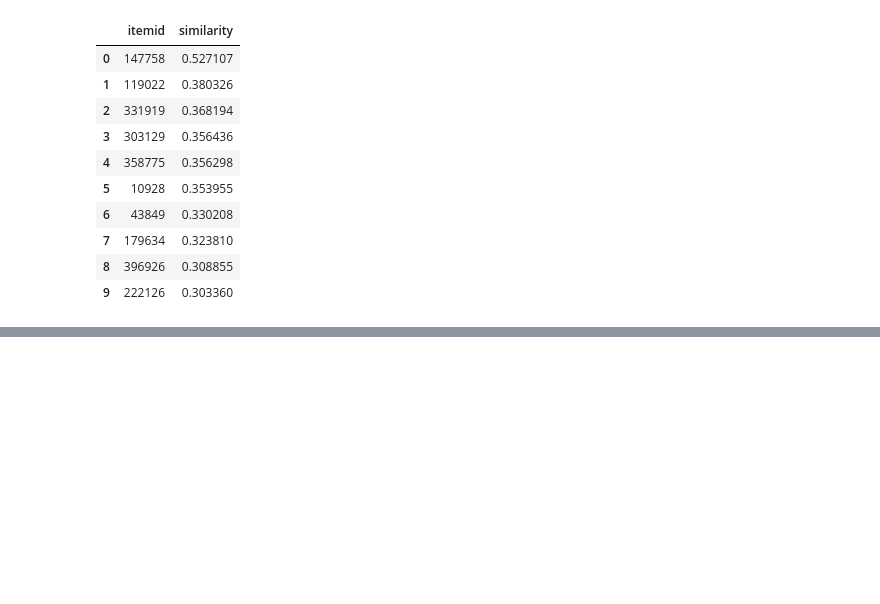
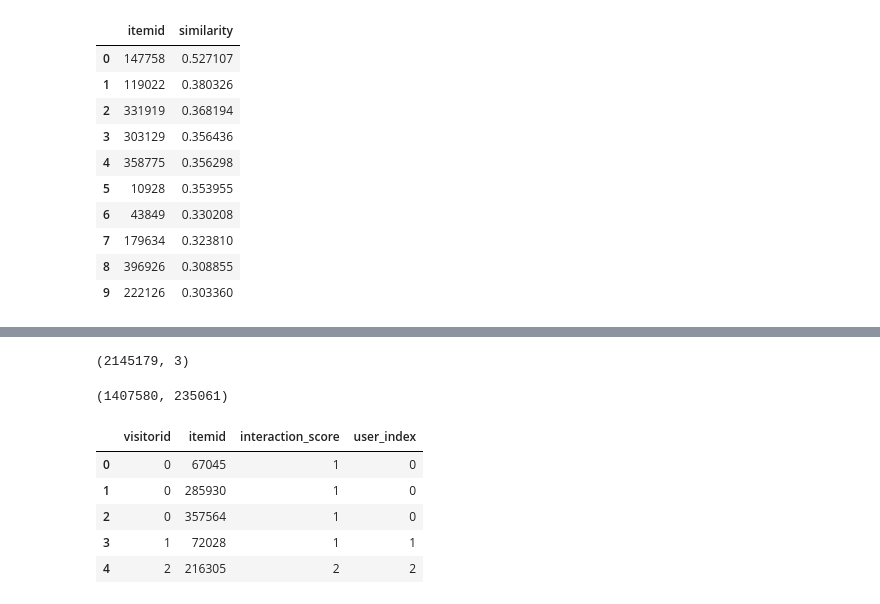
Before and after one commit to pranjal7-81/hybrid-ecommerce-recommendation-engine, a Jupyter notebook: notebooks/01_data_exploration.ipynb, the cells around one changed output, grey strips where cells are left out. Drawn from its saved outputs; the diff is of its cells as text; code cells hidden in the pictures; blank space fills up the shorter version.

```diff
--- a/notebooks/01_data_exploration.ipynb
+++ b/notebooks/01_data_exploration.ipynb
@@ -411,0 +446,6 @@ recommendations
+# %%
+user_item = (
+    df.groupby(["visitorid", "itemid"])["interaction_score"]
+      .sum()
+      .reset_index()
+)
@@ -411,0 +461,12 @@ recommendations
+# %%
+user_item.shape
+# %% [output]
+(2145179, 3)
+# %%
+user_item["visitorid"].nunique(), user_item["itemid"].nunique()
+# %% [output]
+(1407580, 235061)
+# %%
+user_ids = user_item["visitorid"].unique()
+
+user_to_index = {user_id: i for i, user_id in enumerate(user_ids)}
@@ -411,0 +485,9 @@ recommendations
+# %%
+user_item.head()
+# %% [output]
+|  | visitorid | itemid | interaction_score | user_index |
+| 0 | 0 | 67045 | 1 | 0 |
+| 1 | 0 | 285930 | 1 | 0 |
+| 2 | 0 | 357564 | 1 | 0 |
+| 3 | 1 | 72028 | 1 | 1 |
+| 4 | 2 | 216305 | 2 | 2 |
```
Also changed, not shown: parts of 11 cells of this notebook.
